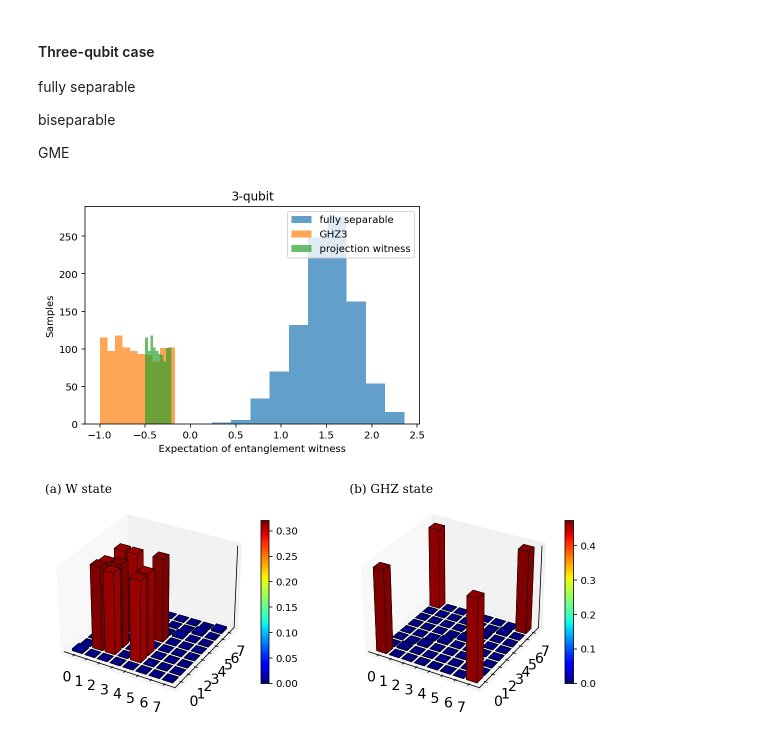
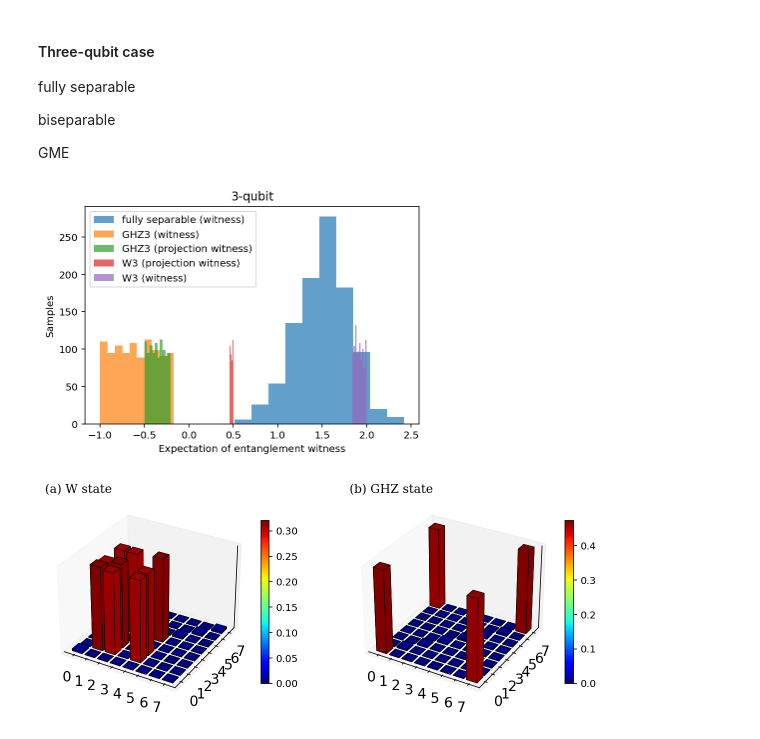
Before and after one commit to Jue-Xu/Entanglement-Witness, a Jupyter notebook: notebook/entangle.ipynb, the cells around one changed output. Cells and saved outputs as stored; diff of their text form; code cells hidden in the pictures.

```diff
--- a/notebook/entangle.ipynb
+++ b/notebook/entangle.ipynb
@@ -455,8 +455,10 @@ def generate_rand_3_qubit_pure_product_state(d, m):
 
 # GHZ
 # random_white_noise_p = [random.random()/3 for i in range(size_train)]
+# ghz_3_density
 ghz_3_density = [ ket2dm(ghz_state(N=3)) * (1 - p) +  p /(2**3) * qeye([2, 2, 2]) for p in [random.random()/3 for i in range(size_train)] ]
-# ghz_3_density
+# W
+w_3_density = [ ket2dm(w_state(N=3)) * (1 - p_noise) +  p_noise / (2**3) * qeye([2, 2, 2]) for p_noise in [random.random()/3 for i in range(size_train)] ]
 
 # matrix_histogram(
 #     random.choice(ghz_3_density),
@@ -480,36 +482,47 @@ expect_fully_separable_3 = [
     expect(witness_ghz_3, state) for state in generate_rand_3_qubit_pure_product_state(3,size_train)
 ]
 ax.hist(expect_fully_separable_3, alpha=0.7)
 # ax.plot(expect_fully_separable_3)
 
 expect_witness_ghz_3 = [
  expect(witness_ghz_3, state) for state in ghz_3_density
 ]
 ax.hist(expect_witness_ghz_3, alpha=0.7)
 # ax.plot(expect_witness_ghz_3)
 
 witness_ghz_3_project = 1/2 * qeye([2, 2, 2]) - ket2dm(ghz_state(N=3))
 # print(witness_ghz_3_project)
 expect_witness_ghz_3_project = [
  expect(witness_ghz_3_project, state) for state in ghz_3_density
 ]
 # print(expect_witness_ghz_3_project)
 ax.hist(expect_witness_ghz_3_project, alpha=0.7)
 # ax.plot(expect_witness_ghz_3_project)
 
+expect_witness_w_3_project = [
+ expect(witness_ghz_3_project, state) for state in w_3_density
+]
+ax.hist(expect_witness_w_3_project, alpha=0.7, bins=10)
+
+expect_ghz_witness_w_3 = [ expect(witness_ghz_3, state) for state in w_3_density ]
+ax.hist(expect_ghz_witness_w_3, alpha=0.7, bins=10)
+
 # ax.text(4, 0.4, r'$$')
 ax.set_ylabel('Samples')
 # ax.set_ylabel(r'$ \tr (W \rho ) $')
 ax.set_xlabel('Expectation of entanglement witness')
 ax.set_title('3-qubit')
-ax.legend(('fully separable', 'GHZ3', 'projection witness', 'Bell inequality', 'stabilizer', 'ML ansatz'), loc='upper right')
+ax.legend(('fully separable (witness)', 'GHZ3 (witness)',
+           'GHZ3 (projection witness)', 'W3 (projection witness)',
+           'W3 (witness)', 'stabilizer', 'ML ansatz', 'bell inequality'),
+          loc='upper left')
 # fig.show()
-# plt.savefig('three_qubit_hist.png', dpi=300)
+plt.savefig('three_qubit_hist.png', dpi=300)
 
 # ansatz
 three_pauli = [tensor([a,b,c]) for a in pauli_operators for b in pauli_operators for c in pauli_operators]
 # %% [output]
-[figure, old version]
+[figure, new version]
 # %%
 size_train = 10
 # W
```
Also changed, not shown: 3 other files.
